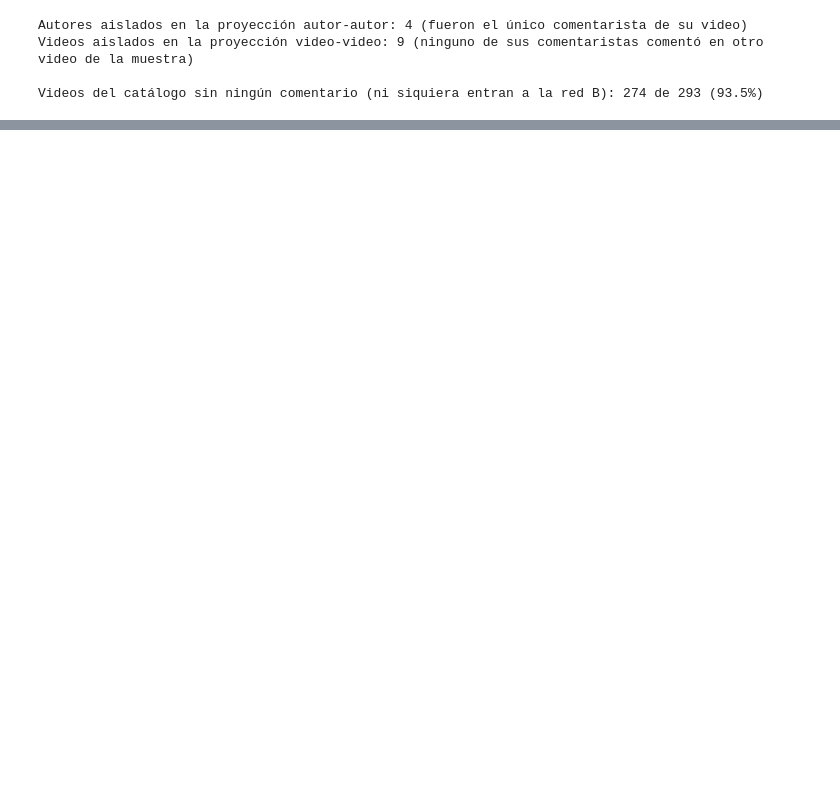
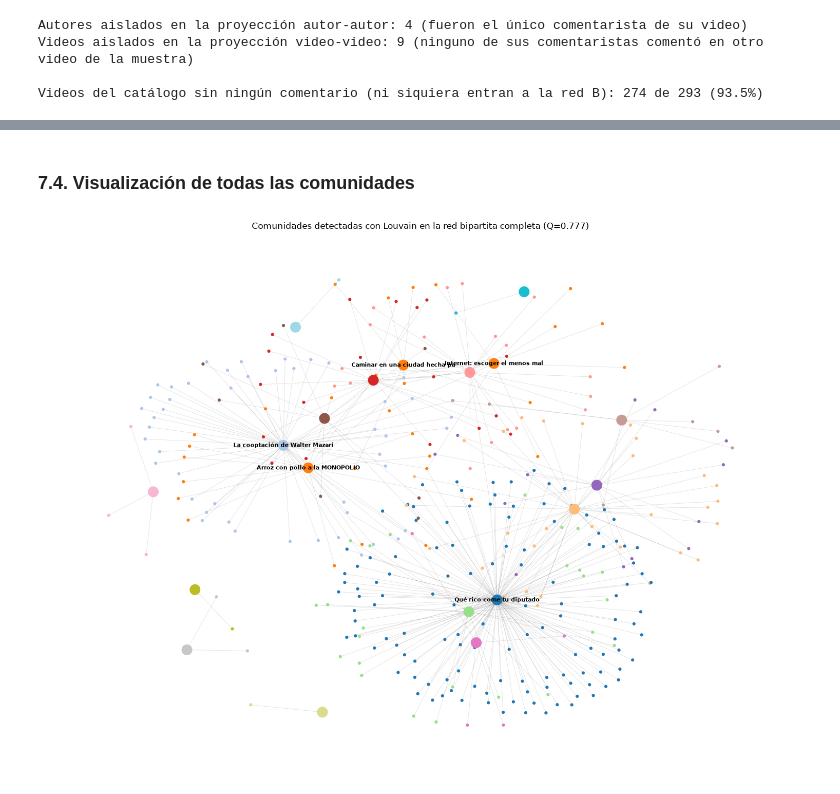
Before and after one commit to NESHGP04/Lab6-DS, a Jupyter notebook: red_bipartita_autor_video.ipynb, the cells around one changed output, grey strips where cells are left out. Drawn from its saved outputs; the diff is of its cells as text; code cells hidden in the pictures; blank space fills up the shorter version.

```diff
--- a/red_bipartita_autor_video.ipynb
+++ b/red_bipartita_autor_video.ipynb
@@ -567,0 +665,36 @@ Videos del catálogo sin ningún comentario (ni siquiera entran a la red B): 274
+# %% [markdown]
+### 7.4. Visualización de todas las comunidades
+# %%
+import matplotlib.cm as cm
+
+pos_com = nx.spring_layout(B, k=0.25, seed=42, weight='weight')
+
+nodo_a_comunidad = {}
+for i, c in enumerate(comunidades):
+    for n in c:
+        nodo_a_comunidad[n] = i
+
+colores = cm.tab20(np.linspace(0, 1, len(comunidades)))
+color_por_nodo = [colores[nodo_a_comunidad[n]] for n in B.nodes()]
+tamanos = [200 if B.nodes[n]['bipartite'] == 'video' else 12 for n in B.nodes()]
+
+fig, ax = plt.subplots(figsize=(15, 11))
+nx.draw_networkx_edges(B, pos_com, alpha=0.12, width=0.6, ax=ax)
+nx.draw_networkx_nodes(B, pos_com, node_color=color_por_nodo, node_size=tamanos, ax=ax)
+
+# etiquetas solo para los videos de las 3 comunidades principales analizadas
+comunidades_principales = [0, 1, 2]
+labels = {}
+for i in comunidades_principales:
+    for n in comunidades[i]:
+        if B.nodes[n]['bipartite'] == 'video':
+            labels[n] = B.nodes[n]['label'][:30]
+nx.draw_networkx_labels(B, pos_com, labels=labels, font_size=8, font_weight='bold', ax=ax)
+
+ax.set_title(f'Comunidades detectadas con Louvain en la red bipartita completa (Q={mod:.3f})')
+ax.axis('off')
+plt.tight_layout()
+plt.savefig('red_comunidades.png', dpi=150)
+plt.show()
+# %% [output]
+[figure, added]
```
Also changed, not shown: parts of 25 cells of this notebook.
